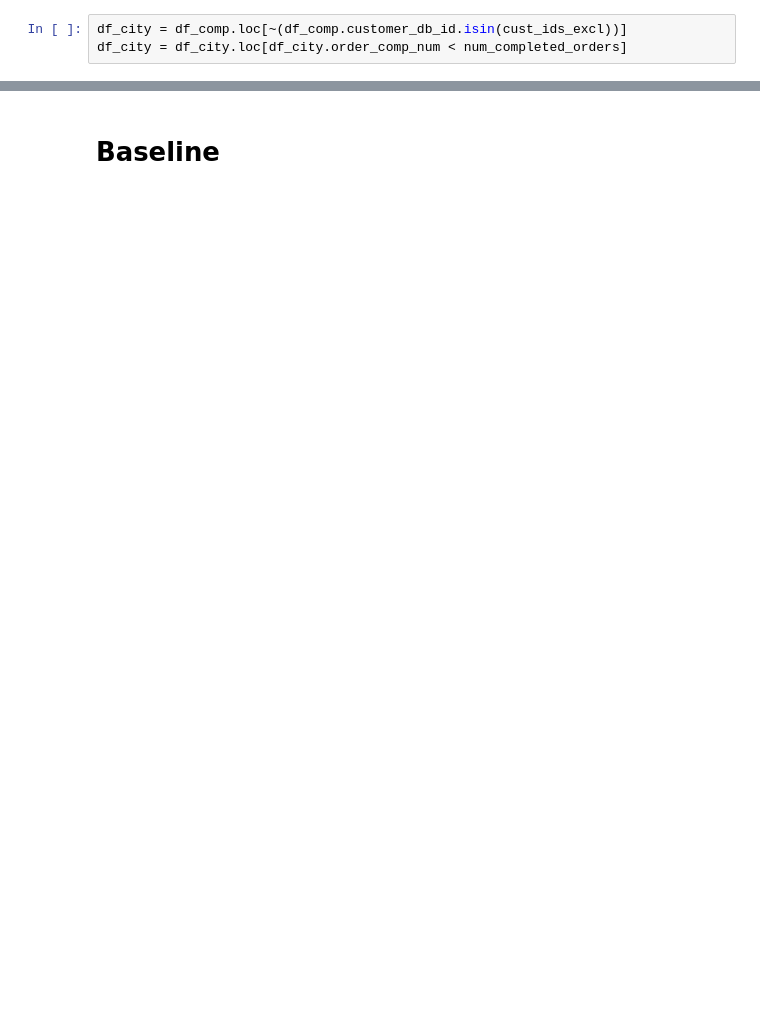
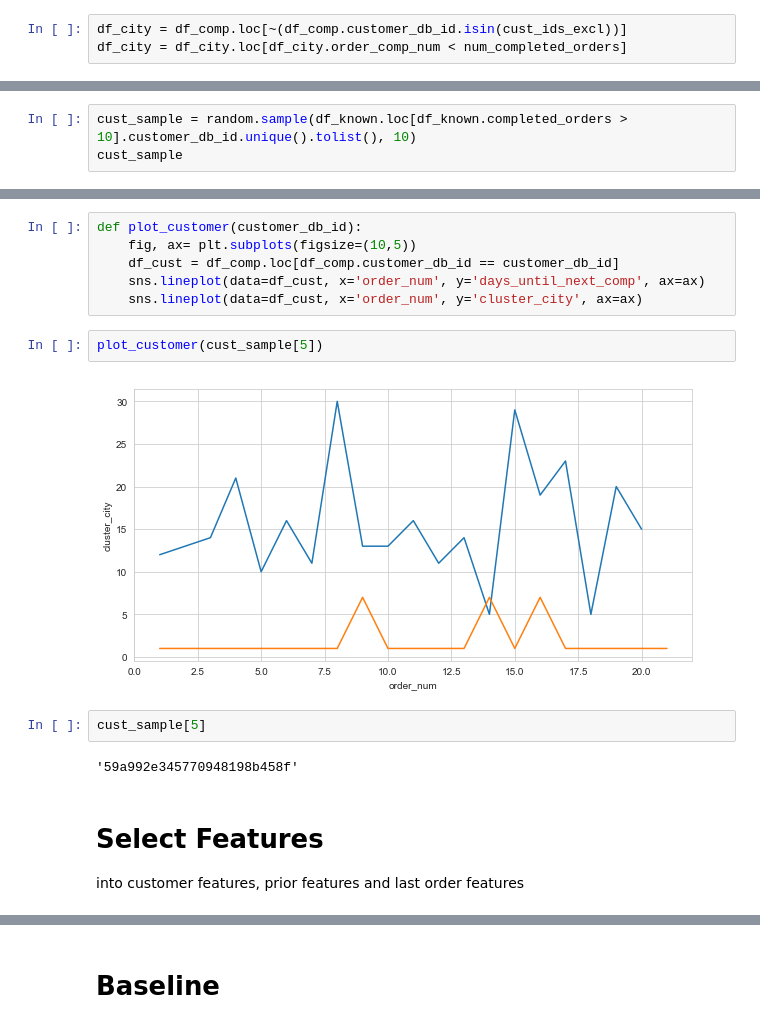
Before and after one commit to zipjet/bi-churn-analysis, a Jupyter notebook: python/churn_predictions.ipynb, the cells around one changed output, grey strips where cells are left out. Drawn from its saved outputs; the diff is of its cells as text; blank space fills up the shorter version.

```diff
--- a/python/churn_predictions.ipynb
+++ b/python/churn_predictions.ipynb
@@ -131,0 +170,3 @@ print(df_unknown.shape)
+# %%
+cust_sample = random.sample(df_known.loc[df_known.completed_orders > 10].customer_db_id.unique().tolist(), 10)
+cust_sample
@@ -131,0 +184,17 @@ print(df_unknown.shape)
+# %%
+def plot_customer(customer_db_id):
+    fig, ax= plt.subplots(figsize=(10,5))
+    df_cust = df_comp.loc[df_comp.customer_db_id == customer_db_id]
+    sns.lineplot(data=df_cust, x='order_num', y='days_until_next_comp', ax=ax)
+    sns.lineplot(data=df_cust, x='order_num', y='cluster_city', ax=ax)
+# %%
+plot_customer(cust_sample[5])
+# %% [output]
+[figure, added]
+# %%
+cust_sample[5]
+# %% [output]
+'59a992e345770948198b458f'
+# %% [markdown]
+# Select Features
+into customer features, prior features and last order features
```
Also changed, not shown: parts of 80 cells of this notebook.
